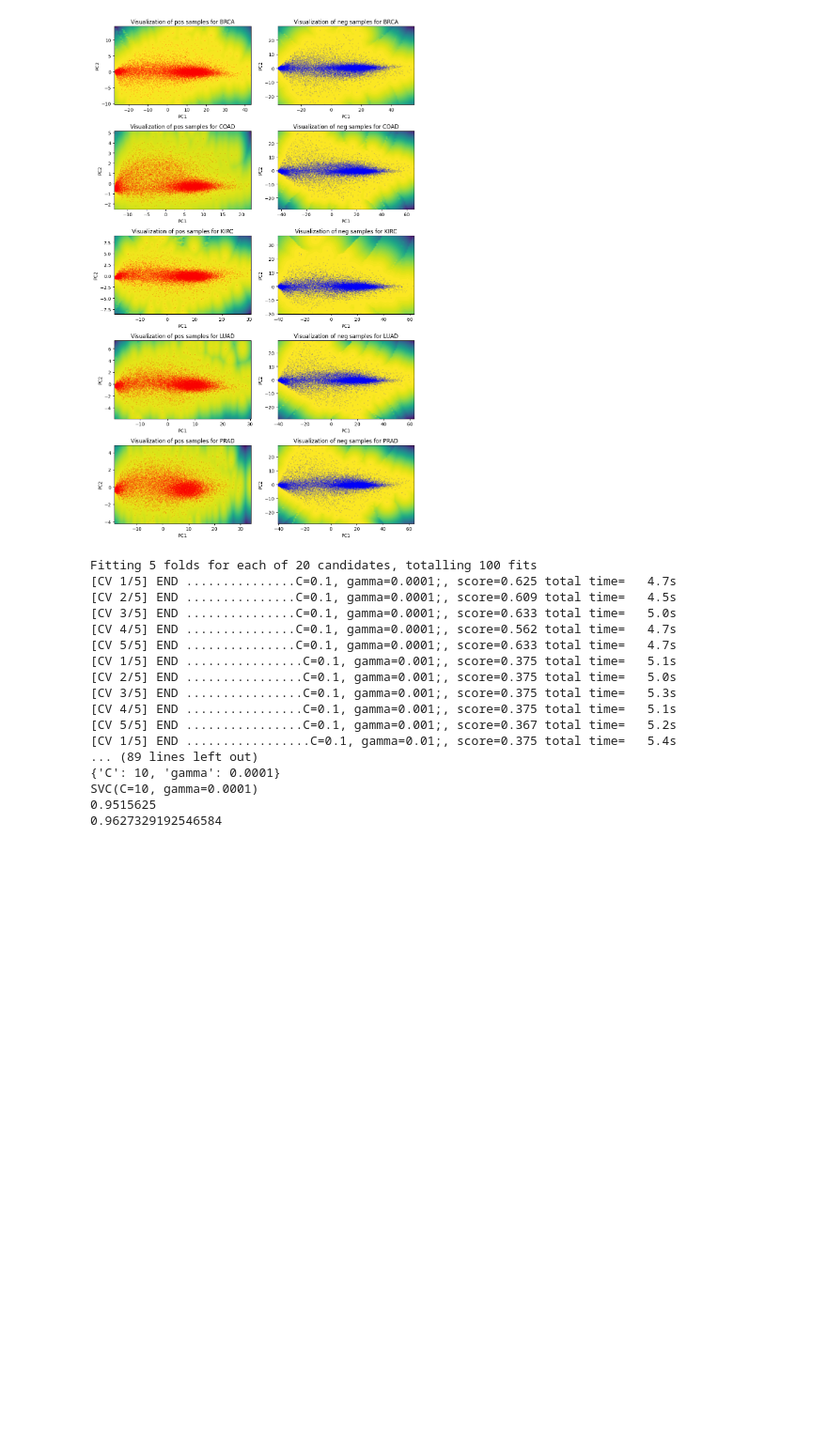
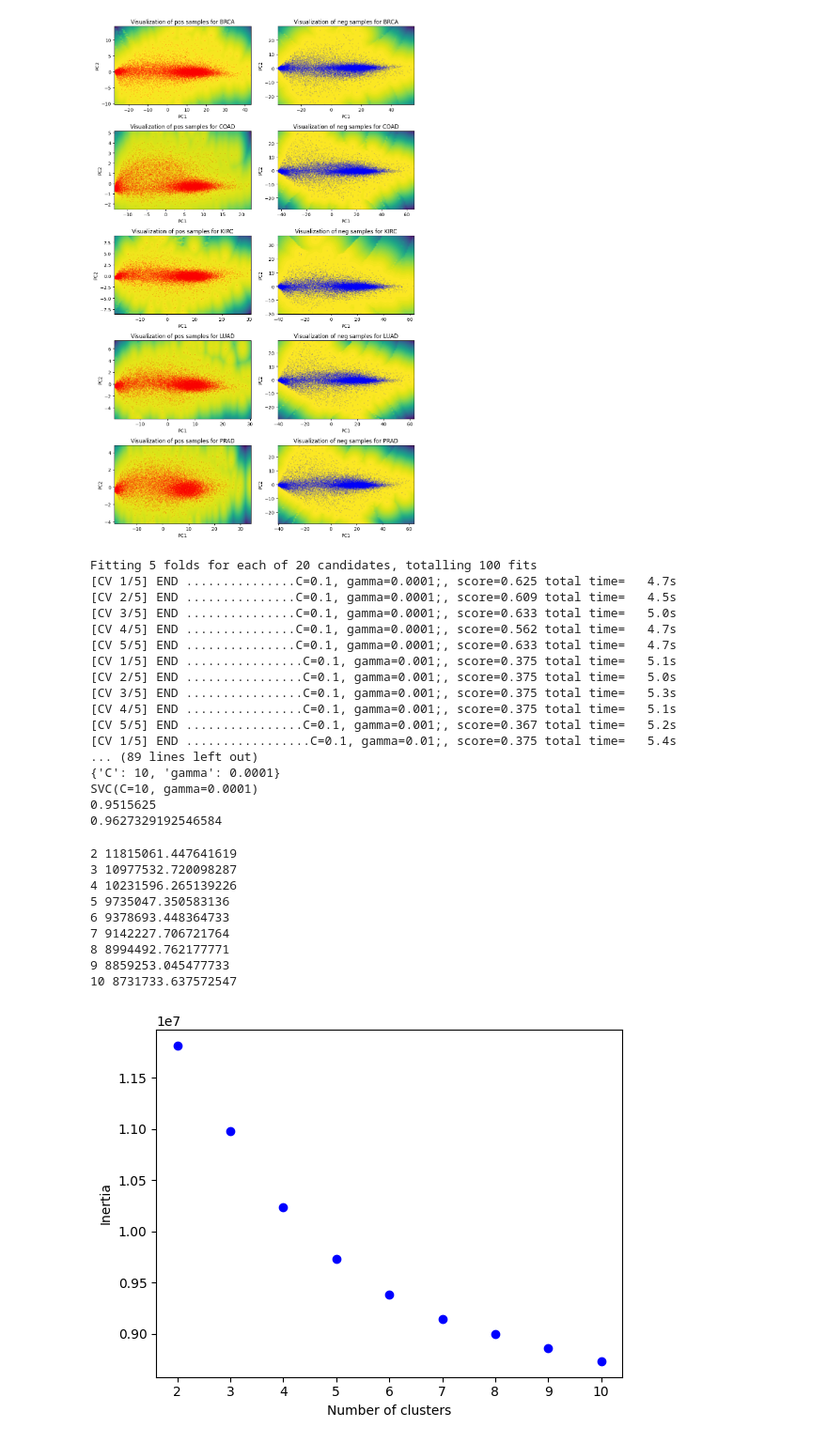
Before and after one commit to borchr27/bioinformatics_project, a Jupyter notebook: mitchell.ipynb, the cells around one changed output. Shown at 94% size. Drawn from its saved outputs; the diff is of its cells as text; code cells hidden in the pictures; blank space fills up the shorter version.

```diff
--- a/mitchell.ipynb
+++ b/mitchell.ipynb
@@ -156,3 +154,31 @@ Fitting 5 folds for each of 20 candidates, totalling 100 fits
 SVC(C=10, gamma=0.0001)
 0.9515625
 0.9627329192546584
+# %%
+# kmeans clustering
+from sklearn.cluster import KMeans
+import warnings
+warnings.simplefilter(action='ignore', category=FutureWarning)
+
+# standardize the data
+data_scaled = StandardScaler().fit_transform(data)
+
+for n in range(2, 11):
+    kmeans = KMeans(n_clusters=n)
+    kmeans.fit(X_train)
+    print(n, kmeans.inertia_)
+    plt.plot(n, kmeans.inertia_, 'bo')
+plt.xlabel('Number of clusters')
+plt.ylabel('Inertia')
+plt.show()
+# %% [output]
+2 11815061.447641619
+3 10977532.720098287
+4 10231596.265139226
+5 9735047.350583136
+6 9378693.448364733
+7 9142227.706721764
+8 8994492.762177771
+9 8859253.045477733
+10 8731733.637572547
+[figure, added]
```
Also changed, not shown: parts of 3 cells of this notebook.
